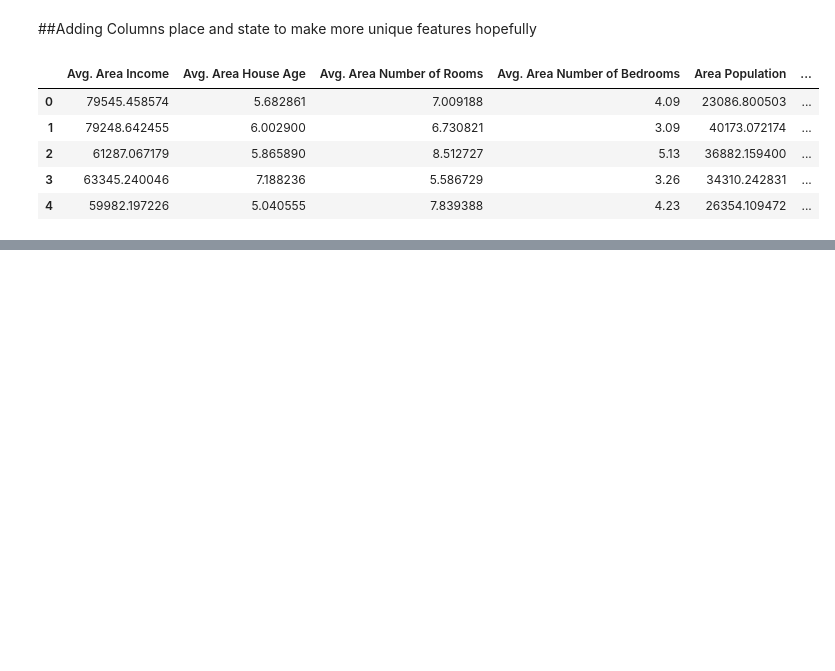
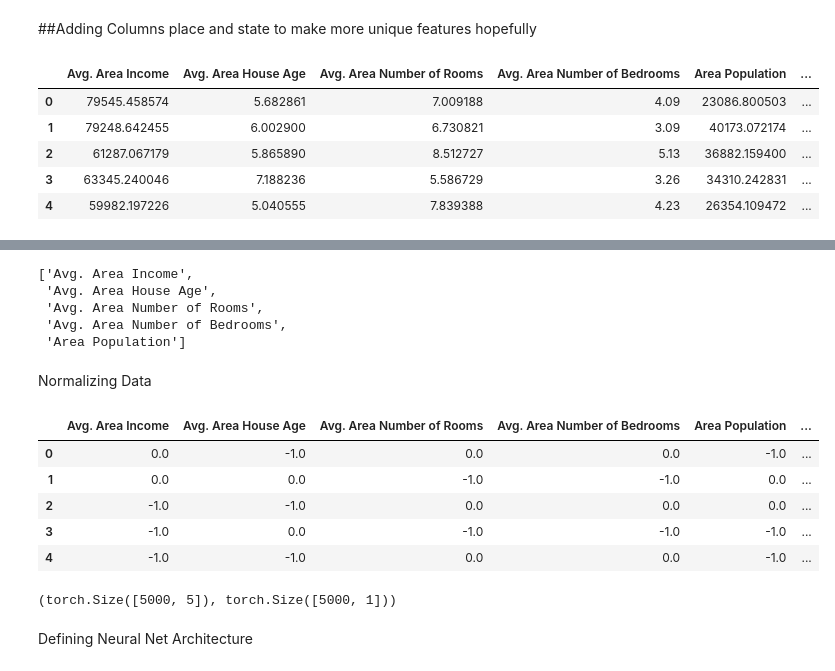
Before and after one commit to ag-wnl/kaggle_models, a Jupyter notebook: housing_price_prediction.ipynb, the cells around one changed output, grey strips where cells are left out. Drawn from its saved outputs; the diff is of its cells as text; code cells hidden in the pictures; blank space fills up the shorter version.

```diff
--- a/housing_price_prediction.ipynb
+++ b/housing_price_prediction.ipynb
@@ -126,8 +121,0 @@ Rounding the value of number of rooms
-# %%
-df['Avg. Area Number of Rooms'] = df['Avg. Area Number of Rooms'].round()
-df['Avg. Area Number of Bedrooms'] = df['Avg. Area Number of Bedrooms'].round()
-df['Avg. Area House Age'] = df['Avg. Area House Age'].round()
-df['Avg. Area Income'] = (df['Avg. Area Income'] // 10000)*10000
-df['Area Population'] = (df['Area Population'] // 10000)*10000
-
-df.head()
@@ -263,8 +134,0 @@ ModuleList(
-# %%
-pd.set_option('display.max_rows', 500)
-embedding_val = []
-
-for i,e in enumerate(embeded_representation):
-    embedding_val.append(e(cat_features[:, i]))
-
-embedding_val
@@ -354,0 +137,4 @@ class forwardNN(nn.Module):
+# %%
+numeric_cols = df.copy()
+numeric_cols.drop(columns = ['Place', 'State', 'Address'], axis=1, inplace=True)
+numeric_cols.head(5)
@@ -354,0 +148,36 @@ class forwardNN(nn.Module):
+# %%
+numeric_x_cols = list(numeric_cols.columns)
+numeric_x_cols.remove('Price')
+numeric_y_cols = ['Price']
+
+numeric_x_cols
+# %% [output]
+['Avg. Area Income',
+ 'Avg. Area House Age',
+ 'Avg. Area Number of Rooms',
+ 'Avg. Area Number of Bedrooms',
+ 'Area Population']
+# %% [markdown]
+Normalizing Data
+# %%
+numeric_cols = (numeric_cols - numeric_cols.mean()) // (numeric_cols.max() - numeric_cols.min())
+numeric_cols.head()
+# %% [output]
+|  | Avg. Area Income | Avg. Area House Age | Avg. Area Number of Rooms | Avg. Area Number of Bedrooms | Area Population | ... |
+| 0 | 0.0 | -1.0 | 0.0 | 0.0 | -1.0 | ... |
+| 1 | 0.0 | 0.0 | -1.0 | -1.0 | 0.0 | ... |
+| 2 | -1.0 | -1.0 | 0.0 | 0.0 | 0.0 | ... |
+| 3 | -1.0 | 0.0 | -1.0 | -1.0 | -1.0 | ... |
+| 4 | -1.0 | -1.0 | 0.0 | 0.0 | -1.0 | ... |
+# %%
+numeric_x_df = DataFrame(numeric_cols, columns = numeric_x_cols)
+numeric_y_df = DataFrame(numeric_cols, columns = numeric_y_cols)
+
+numeric_x = torch.tensor(numeric_x_df.values, dtype = torch.float)
+numeric_y = torch.tensor(numeric_y_df.values, dtype = torch.float)
+
+numeric_x.shape, numeric_y.shape
+# %% [output]
+(torch.Size([5000, 5]), torch.Size([5000, 1]))
+# %% [markdown]
+Defining Neural Net Architecture
```
Also changed, not shown: parts of 38 cells of this notebook.
